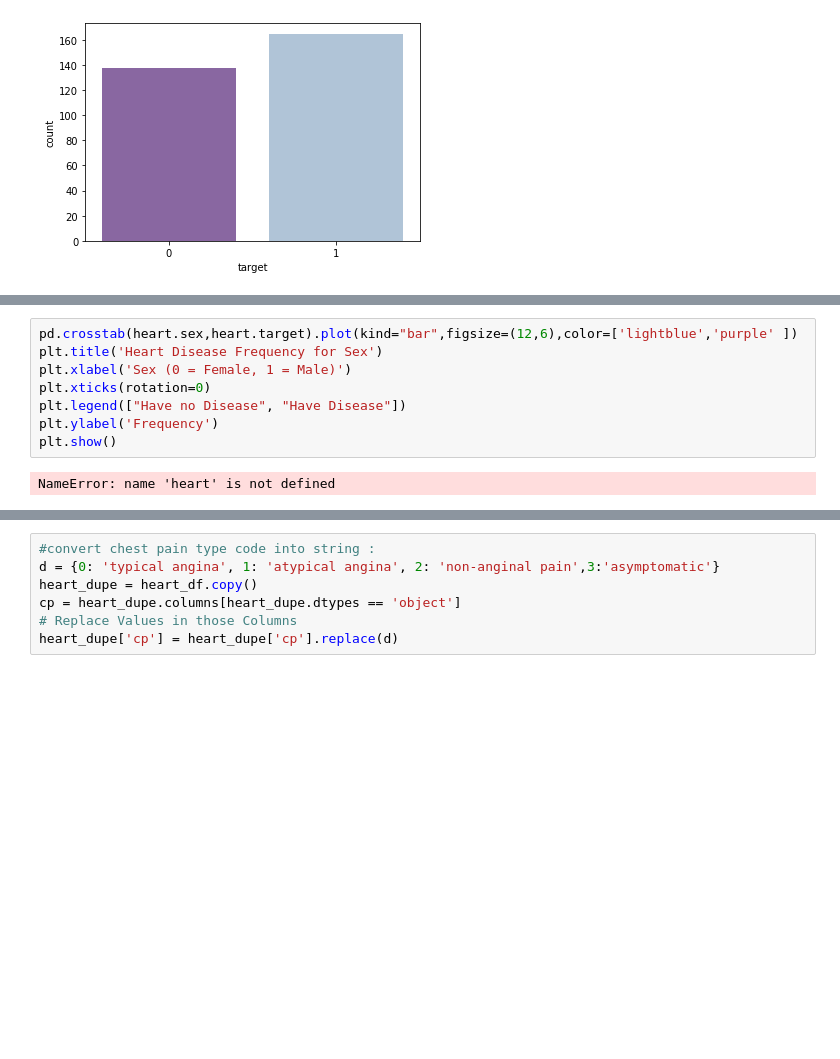
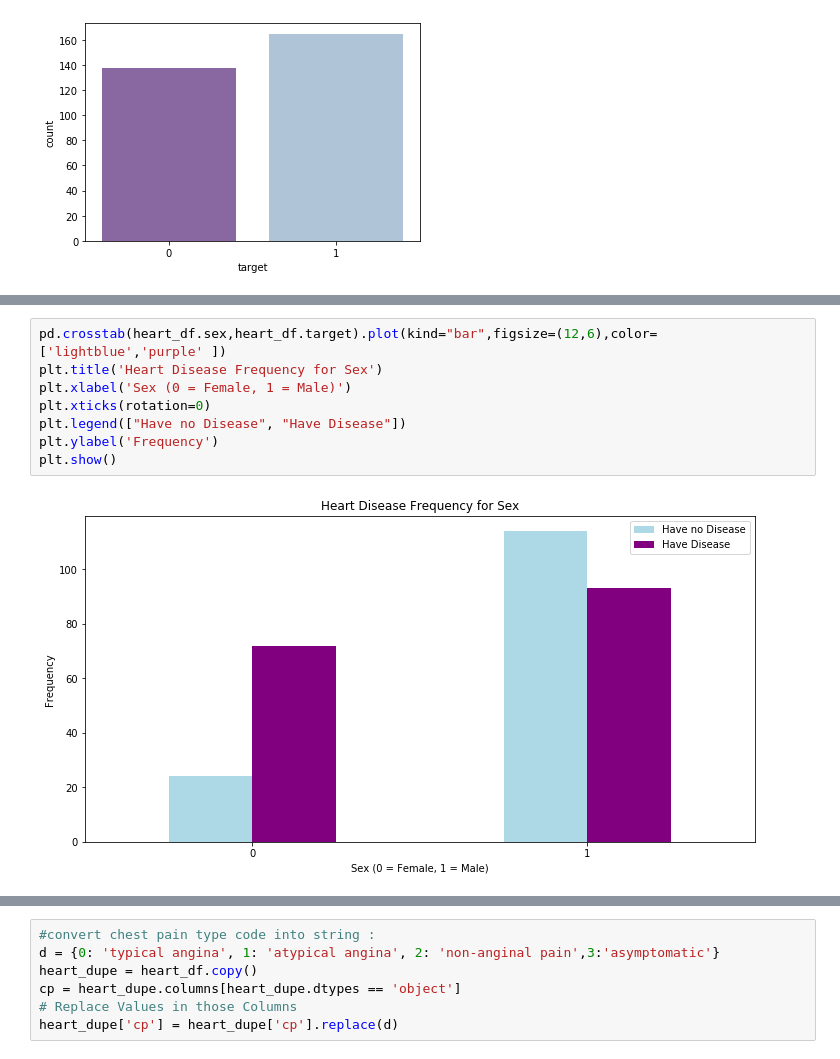
Before and after one commit to shuangsong/heart_attack_prediction, a Jupyter notebook: heart.ipynb, the cells around one changed output, grey strips where cells are left out. Drawn from its saved outputs; the diff is of its cells as text; blank space fills up the shorter version.

```diff
--- a/heart.ipynb
+++ b/heart.ipynb
@@ -121,13 +139,13 @@ NameError: name 'heart' is not defined
 # %%
-pd.crosstab(heart.sex,heart.target).plot(kind="bar",figsize=(12,6),color=['lightblue','purple' ])
+pd.crosstab(heart_df.sex,heart_df.target).plot(kind="bar",figsize=(12,6),color=['lightblue','purple' ])
 plt.title('Heart Disease Frequency for Sex')
 plt.xlabel('Sex (0 = Female, 1 = Male)')
 plt.xticks(rotation=0)
 plt.legend(["Have no Disease", "Have Disease"])
 plt.ylabel('Frequency')
 plt.show()
 # %% [output]
-NameError: name 'heart' is not defined
+[figure, added]
 # %%
 plt.figure(figsize=(20,15))
 plt.title('Correlation')
```
Also changed, not shown: parts of 10 cells of this notebook.
